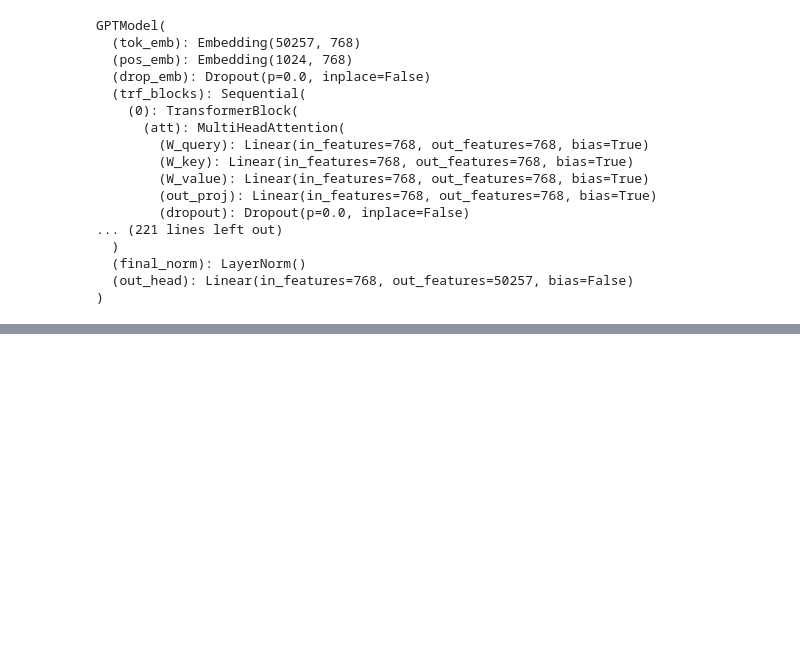
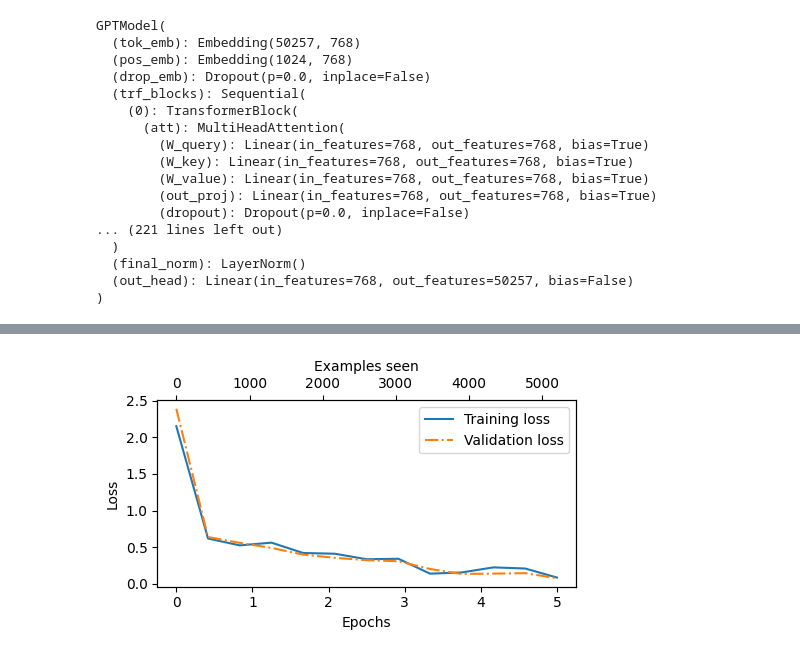
Before and after one commit to shatadrusaha/llm-from-scratch, a Jupyter notebook: llm-from-scratch.ipynb, the cells around one changed output, grey strips where cells are left out. Drawn from its saved outputs; the diff is of its cells as text; code cells hidden in the pictures; blank space fills up the shorter version.

Commit message:
spam classification done

```diff
--- a/llm-from-scratch.ipynb
+++ b/llm-from-scratch.ipynb
@@ -4681,0 +4980,19 @@ GPTModel(
+# %%
+import time
+
+start_time = time.time()
+torch.manual_seed(123)
+optimizer = torch.optim.AdamW(model.parameters(), lr=5e-5, weight_decay=0.1)
+num_epochs = 5
+
+# Train the classifier and track losses, accuracies, and examples seen.
+train_losses, val_losses, train_accs, val_accs, examples_seen = \
+    train_classifier_simple(
+        model, train_loader, val_loader, optimizer, device,
+        num_epochs=num_epochs, eval_freq=50,
+        eval_iter=5
+    )
+
+end_time = time.time()
+execution_time_minutes = (end_time - start_time) / 60
+print(f"Training completed in {execution_time_minutes:.2f} minutes.")
@@ -4681,0 +5023,37 @@ GPTModel(
+# %%
+import matplotlib.pyplot as plt
+
+path_plots = 'sms_spam_collection'
+
+# Function to plot training and validation losses against epochs and examples seen, with a secondary x-axis for examples seen.
+def plot_values(
+        epochs_seen, examples_seen, train_values, val_values,
+        label="loss"):
+    fig, ax1 = plt.subplots(figsize=(5, 3))
+
+    # Plot training and validation loss against epochs.
+    ax1.plot(epochs_seen, train_values, label=f"Training {label}")
+    ax1.plot(
+        epochs_seen, val_values, linestyle="-.",
+        label=f"Validation {label}"
+    )
+    ax1.set_xlabel("Epochs")
+    ax1.set_ylabel(label.capitalize())
+    ax1.legend()
+
+    # Create a second x-axis for examples seen.
+    ax2 = ax1.twiny()
+    ax2.plot(examples_seen, train_values, alpha=0)  # Invisible plot for aligning ticks
+    ax2.set_xlabel("Examples seen")
+
+    fig.tight_layout()  # Adjusts layout to make room
+    plt.savefig(f"{path_plots}/{label}-plot.pdf")
+    plt.show()
+
+# Plot the classification loss.
+epochs_tensor = torch.linspace(0, num_epochs, len(train_losses))
+examples_seen_tensor = torch.linspace(0, examples_seen, len(train_losses))
+
+plot_values(epochs_tensor, examples_seen_tensor, train_losses, val_losses)
+# %% [output]
+[figure, added]
```
Also changed, not shown: parts of 30 cells of this notebook.
